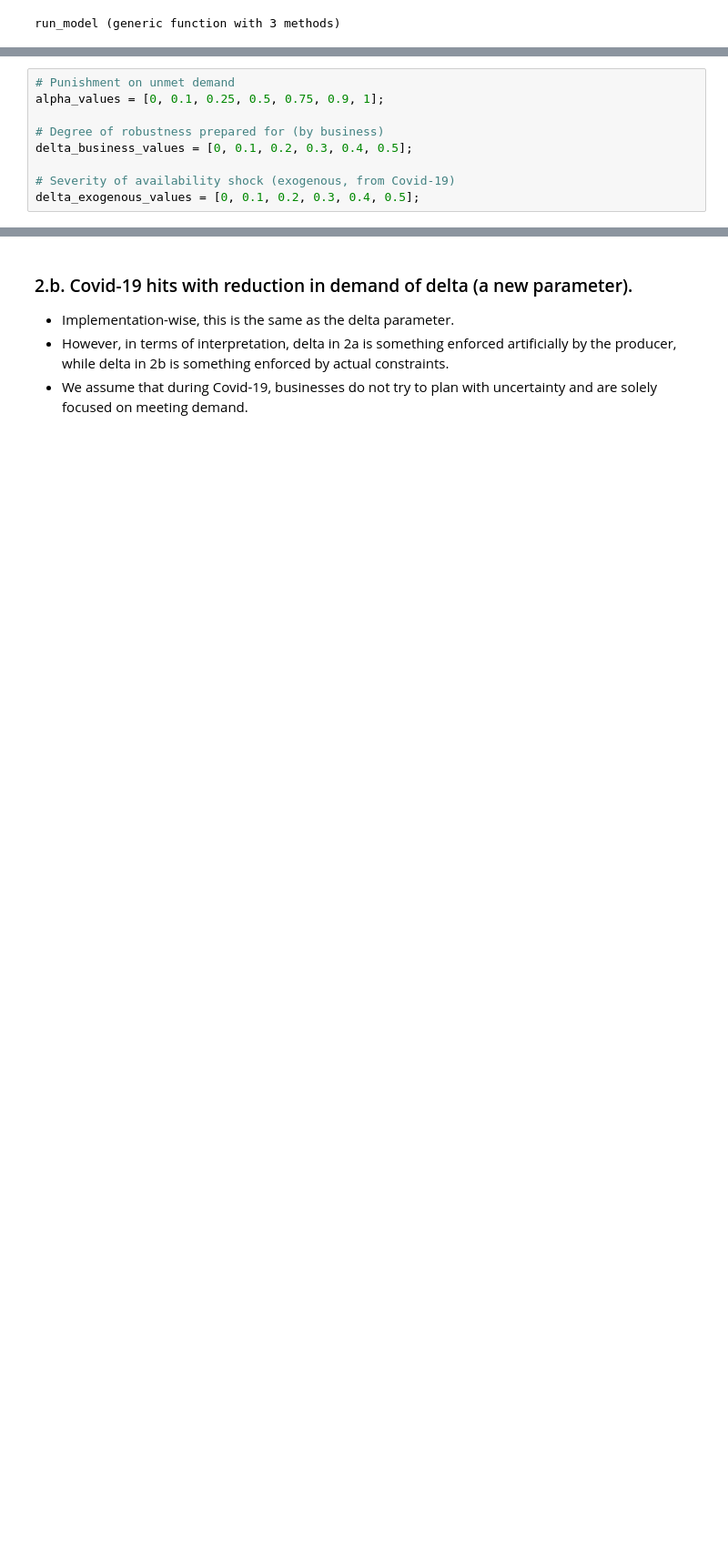
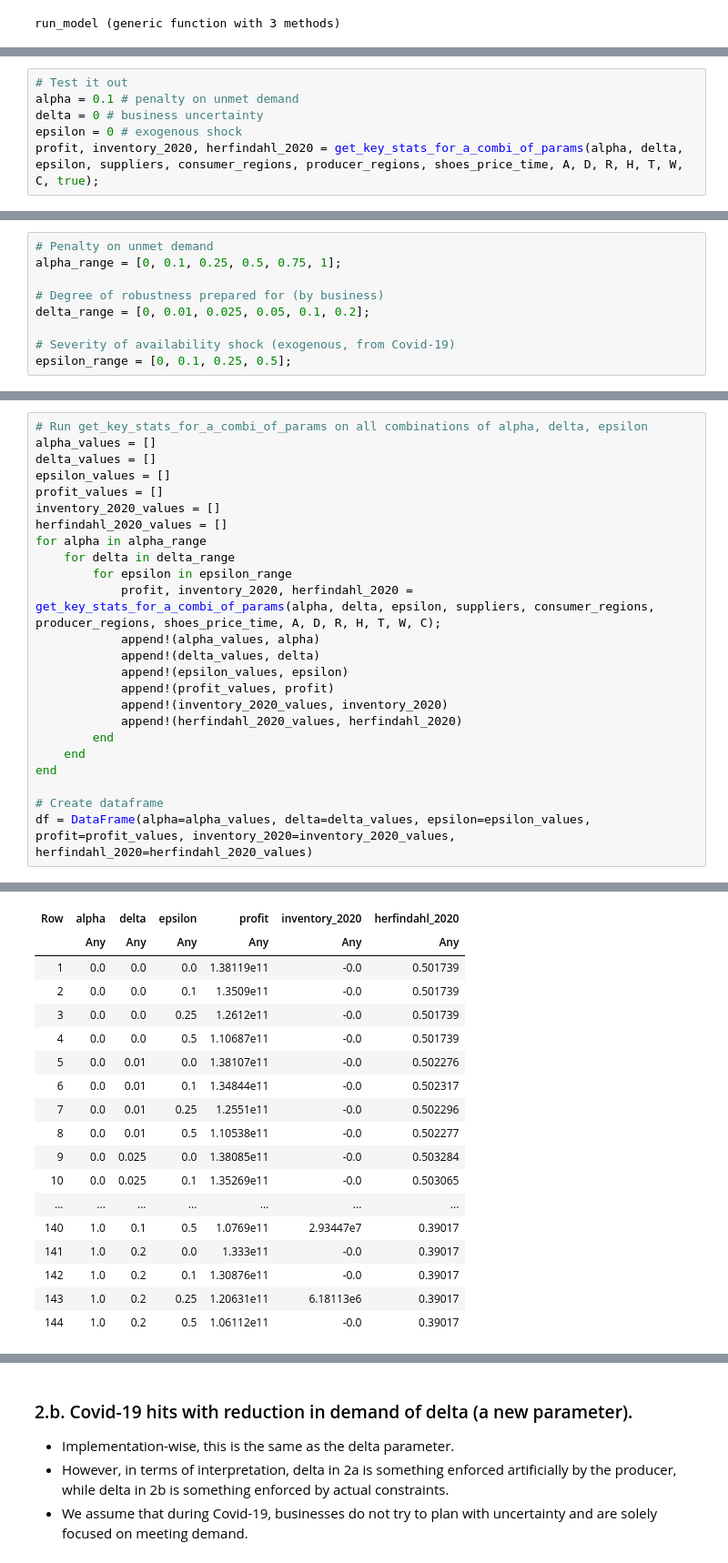
Before and after one commit to jasonjiajs/15.093_optimization_methods, a Jupyter notebook: model/model_updated.ipynb, the cells around one changed output, grey strips where cells are left out. Shown at 91% size. Cells and saved outputs as stored; diff of their text form; blank space fills up the shorter version.

```diff
--- a/model/model_updated.ipynb
+++ b/model/model_updated.ipynb
@@ -390,0 +393,6 @@ Net profit (for specific years): 6.3304990433200005e10
+# %%
+# Test it out
+alpha = 0.1 # penalty on unmet demand
+delta = 0 # business uncertainty
+epsilon = 0 # exogenous shock
+profit, inventory_2020, herfindahl_2020 = get_key_stats_for_a_combi_of_params(alpha, delta, epsilon, suppliers, consumer_regions, producer_regions, shoes_price_time, A, D, R, H, T, W, C, true);
@@ -393,9 +421,9 @@ Net profit (for specific years): 6.3304990433200005e10
 # %%
-# Punishment on unmet demand
-alpha_values = [0, 0.1, 0.25, 0.5, 0.75, 0.9, 1];
+# Penalty on unmet demand
+alpha_range = [0, 0.1, 0.25, 0.5, 0.75, 1];
 
 # Degree of robustness prepared for (by business)
-delta_business_values = [0, 0.1, 0.2, 0.3, 0.4, 0.5];
+delta_range = [0, 0.01, 0.025, 0.05, 0.1, 0.2];
 
 # Severity of availability shock (exogenous, from Covid-19)
-delta_exogenous_values = [0, 0.1, 0.2, 0.3, 0.4, 0.5];
+epsilon_range = [0, 0.1, 0.25, 0.5];
@@ -449,0 +430,25 @@ Holding cost: 0.0
+# %%
+# Run get_key_stats_for_a_combi_of_params on all combinations of alpha, delta, epsilon
+alpha_values = []
+delta_values = []
+epsilon_values = []
+profit_values = []
+inventory_2020_values = []
+herfindahl_2020_values = []
+for alpha in alpha_range
+    for delta in delta_range
+        for epsilon in epsilon_range
+            profit, inventory_2020, herfindahl_2020 = get_key_stats_for_a_combi_of_params(alpha, delta, epsilon, suppliers, consumer_regions, producer_regions, shoes_price_time, A, D, R, H, T, W, C);
+            append!(alpha_values, alpha)
+            append!(delta_values, delta)
+            append!(epsilon_values, epsilon)
+            append!(profit_values, profit)
+            append!(inventory_2020_values, inventory_2020)
+            append!(herfindahl_2020_values, herfindahl_2020)
+        end
+    end
+end
+
+# Create dataframe
+df = DataFrame(alpha=alpha_values, delta=delta_values, epsilon=epsilon_values, profit=profit_values, inventory_2020=inventory_2020_values, herfindahl_2020=herfindahl_2020_values)
+# %% [output]
@@ -449,0 +474,18 @@ Holding cost: 0.0
+| Row | alpha | delta | epsilon | profit | inventory_2020 | herfindahl_2020 |
+|  | Any | Any | Any | Any | Any | Any |
+| 1 | 0.0 | 0.0 | 0.0 | 1.38119e11 | -0.0 | 0.501739 |
+| 2 | 0.0 | 0.0 | 0.1 | 1.3509e11 | -0.0 | 0.501739 |
+| 3 | 0.0 | 0.0 | 0.25 | 1.2612e11 | -0.0 | 0.501739 |
+| 4 | 0.0 | 0.0 | 0.5 | 1.10687e11 | -0.0 | 0.501739 |
+| 5 | 0.0 | 0.01 | 0.0 | 1.38107e11 | -0.0 | 0.502276 |
+| 6 | 0.0 | 0.01 | 0.1 | 1.34844e11 | -0.0 | 0.502317 |
+| 7 | 0.0 | 0.01 | 0.25 | 1.2551e11 | -0.0 | 0.502296 |
+| 8 | 0.0 | 0.01 | 0.5 | 1.10538e11 | -0.0 | 0.502277 |
+| 9 | 0.0 | 0.025 | 0.0 | 1.38085e11 | -0.0 | 0.503284 |
+| 10 | 0.0 | 0.025 | 0.1 | 1.35269e11 | -0.0 | 0.503065 |
+| ... | ... | ... | ... | ... | ... | ... |
+| 140 | 1.0 | 0.1 | 0.5 | 1.0769e11 | 2.93447e7 | 0.39017 |
+| 141 | 1.0 | 0.2 | 0.0 | 1.333e11 | -0.0 | 0.39017 |
+| 142 | 1.0 | 0.2 | 0.1 | 1.30876e11 | -0.0 | 0.39017 |
+| 143 | 1.0 | 0.2 | 0.25 | 1.20631e11 | 6.18113e6 | 0.39017 |
+| 144 | 1.0 | 0.2 | 0.5 | 1.06112e11 | -0.0 | 0.39017 |
```
Also changed, not shown: parts of 37 cells of this notebook.
